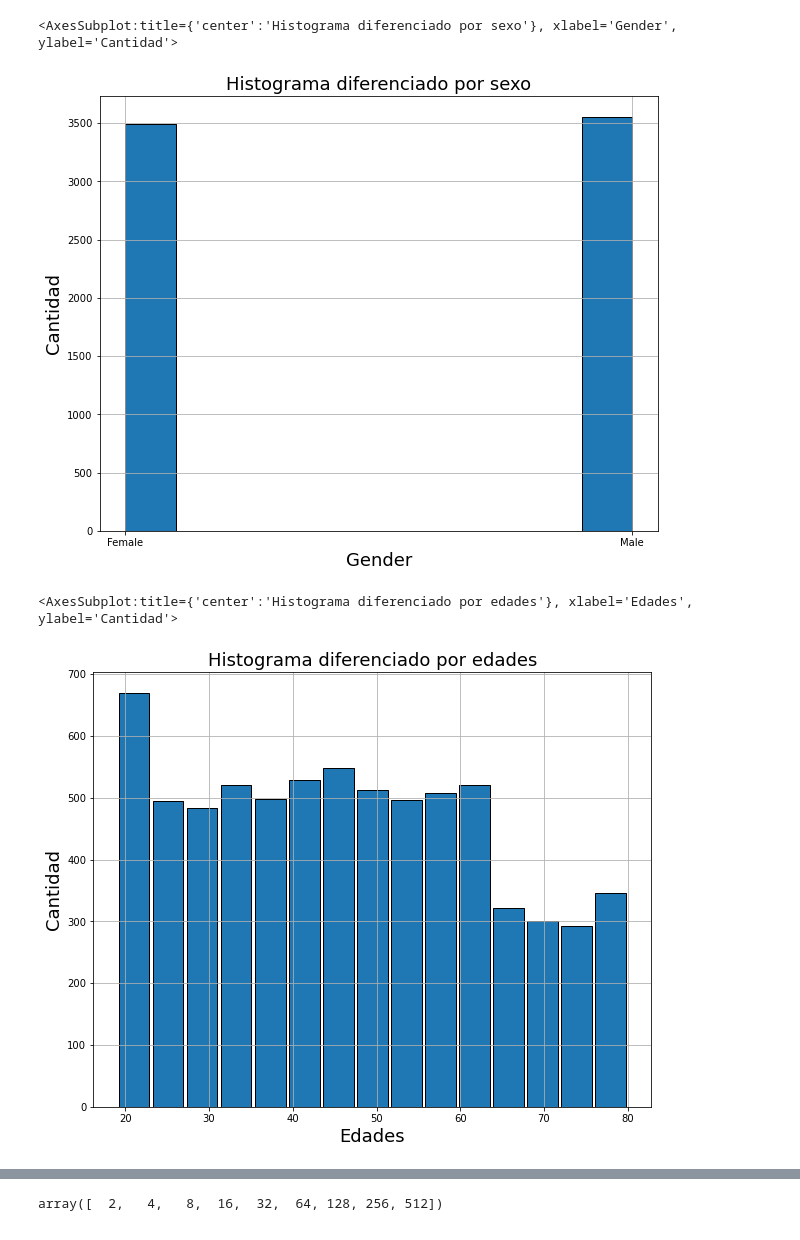
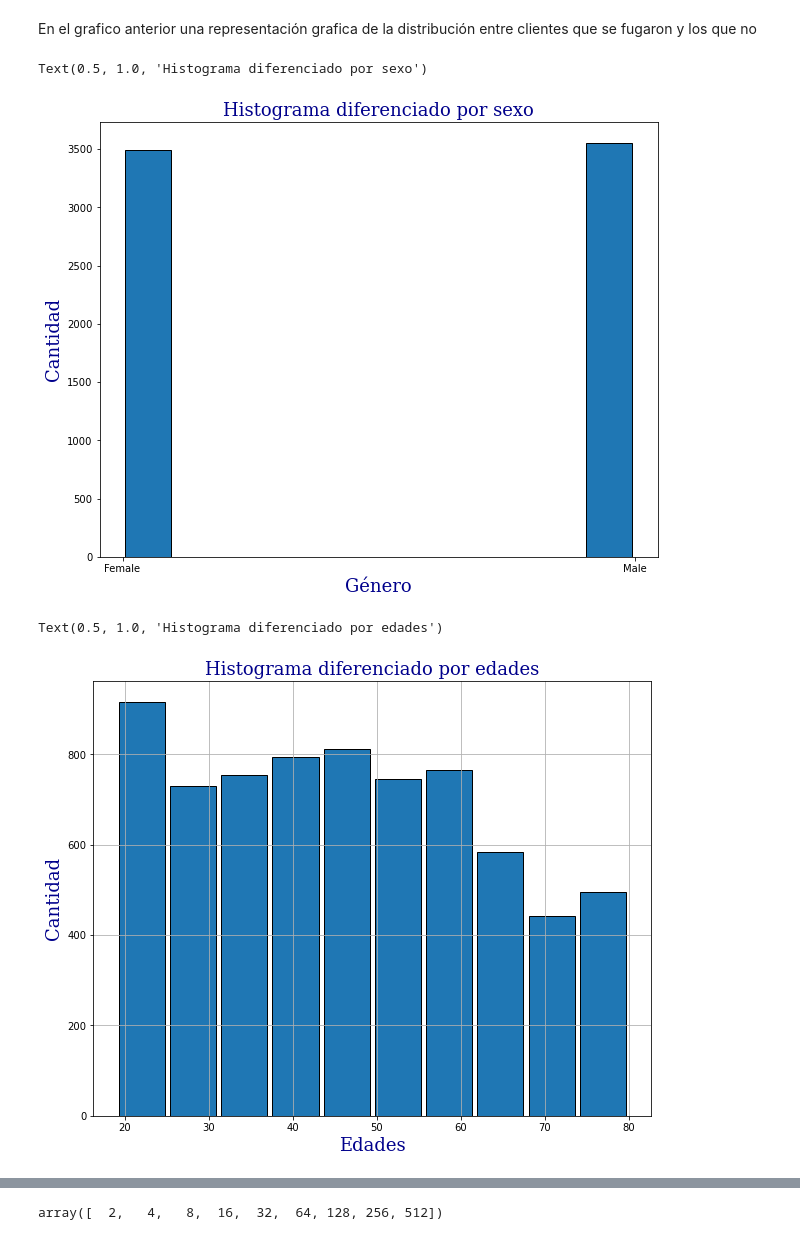
Before and after one commit to SantiagoRios21/Modulo-, a Jupyter notebook: Modulo.ipynb, the cells around one changed output, grey strips where cells are left out. Saved outputs shown, nothing was run; the diff lists cells and outputs as text; code cells hidden in the pictures.

```diff
--- a/Modulo.ipynb
+++ b/Modulo.ipynb
@@ -159,3 +39,13 @@ df = pd.concat([data1,data2,data3,data4],axis=1)
 # %%
-df.iloc[704]
+font = {'family': 'serif',
+        'color':  'darkblue',
+        'weight': 'normal',
+        'size': 18,
+        }
+plt.figure(figsize=(10,8))
+plt.grid()
+plt.xlabel('Abandono',fontdict=font)
+plt.ylabel('Cantidad',fontdict=font)
+plt.title('Histograma de la cantidad de abandonos',fontdict=font)
+df['Churn Label'].hist();
 # %% [output]
@@ -208,20 +53,23 @@ df['Churn Label'].hist()
+# %% [markdown]
+En el grafico anterior una representación grafica de la distribución entre clientes que se fugaron y los que no
 # %%
 plt.figure(figsize=(10,8))
-plt.grid()
-plt.xlabel('Gender',fontsize=18)
-plt.ylabel('Cantidad',fontsize=18)
-plt.title('Histograma diferenciado por sexo',fontsize=18)
-df['Gender'].hist(linewidth=1,alpha=1, edgecolor = 'black')
+plt.hist(df['Gender'],bins=10,linewidth=1,alpha=1, edgecolor = 'black',rwidth= 0.9,align='mid')
+#plt.grid()
+plt.xlabel('Género',fontdict=font)
+plt.ylabel('Cantidad',fontdict=font)
+plt.title('Histograma diferenciado por sexo',fontdict=font)
 # %% [output]
-<AxesSubplot:title={'center':'Histograma diferenciado por sexo'}, xlabel='Gender', ylabel='Cantidad'>
+Text(0.5, 1.0, 'Histograma diferenciado por sexo')
-[figure, old version]
+[figure, new version]
 # %%
 plt.figure(figsize=(10,8))
+plt.hist(df['Age'],bins=10,linewidth=1,alpha=1, edgecolor = 'black',rwidth= 0.9,align='mid')
 plt.grid()
-plt.xlabel('Edades',fontsize=18)
-plt.ylabel('Cantidad',fontsize=18)
-plt.title('Histograma diferenciado por edades',fontsize=18)
-df['Age'].hist(bins=15,linewidth=1,alpha=1, edgecolor = 'black',rwidth= 0.9)
+plt.xlabel('Edades',fontdict=font)
+
+plt.ylabel('Cantidad',fontdict=font)
+plt.title('Histograma diferenciado por edades',fontdict=font)
 # %% [output]
-<AxesSubplot:title={'center':'Histograma diferenciado por edades'}, xlabel='Edades', ylabel='Cantidad'>
+Text(0.5, 1.0, 'Histograma diferenciado por edades')
-[figure, old version]
+[figure, new version]
```
Also changed, not shown: parts of 47 cells of this notebook, 3 other files.
